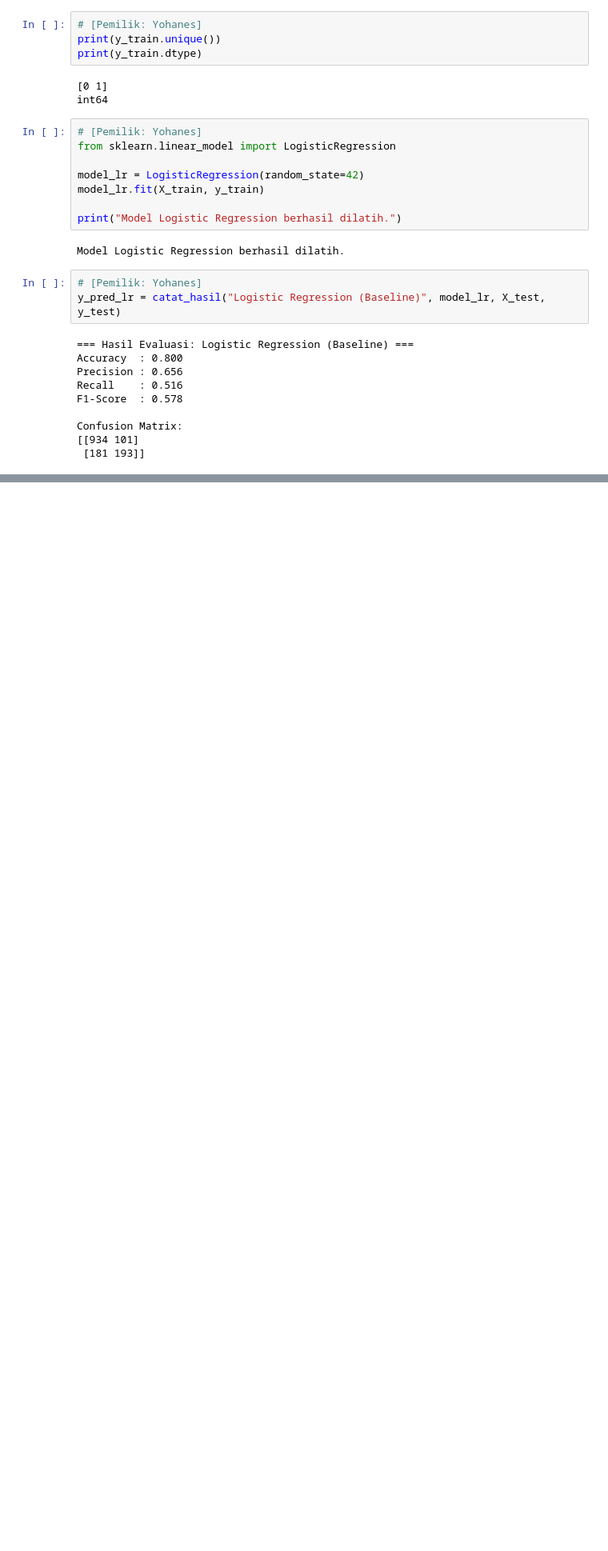
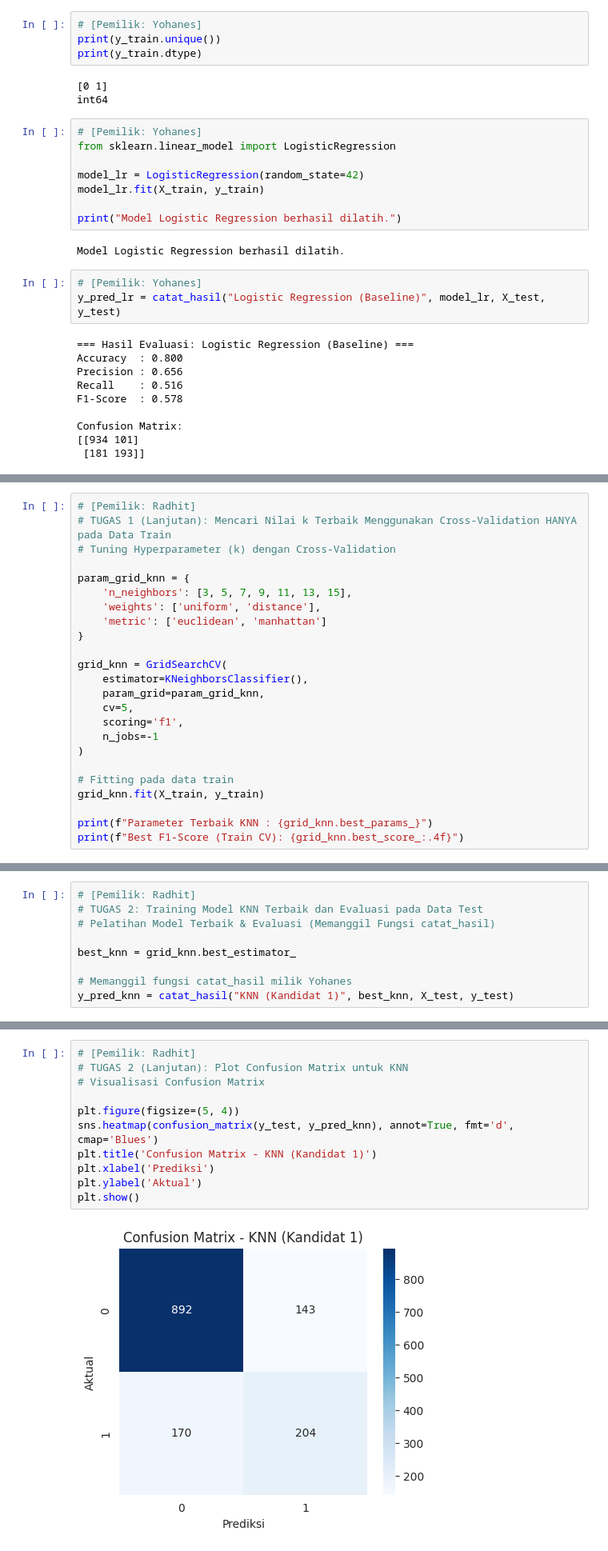
Before and after one commit to carlos1739/analisis_telco, a Jupyter notebook: notebook/churn_analysis.ipynb, the cells around one changed output, grey strips where cells are left out. Shown at 80% size. Drawn from its saved outputs; the diff is of its cells as text; blank space fills up the shorter version.

```diff
--- a/notebook/churn_analysis.ipynb
+++ b/notebook/churn_analysis.ipynb
@@ -697,0 +715,24 @@ Confusion Matrix:
+# %%
+# [Pemilik: Radhit]
+# TUGAS 1 (Lanjutan): Mencari Nilai k Terbaik Menggunakan Cross-Validation HANYA pada Data Train
+# Tuning Hyperparameter (k) dengan Cross-Validation
+
+param_grid_knn = {
+    'n_neighbors': [3, 5, 7, 9, 11, 13, 15],
+    'weights': ['uniform', 'distance'],
+    'metric': ['euclidean', 'manhattan']
+}
+
+grid_knn = GridSearchCV(
+    estimator=KNeighborsClassifier(),
+    param_grid=param_grid_knn,
+    cv=5,
+    scoring='f1',
+    n_jobs=-1
+)
+
+# Fitting pada data train
+grid_knn.fit(X_train, y_train)
+
+print(f"Parameter Terbaik KNN : {grid_knn.best_params_}")
+print(f"Best F1-Score (Train CV): {grid_knn.best_score_:.4f}")
@@ -697,0 +742,9 @@ Confusion Matrix:
+# %%
+# [Pemilik: Radhit]
+# TUGAS 2: Training Model KNN Terbaik dan Evaluasi pada Data Test
+# Pelatihan Model Terbaik & Evaluasi (Memanggil Fungsi catat_hasil)
+
+best_knn = grid_knn.best_estimator_
+
+# Memanggil fungsi catat_hasil milik Yohanes
+y_pred_knn = catat_hasil("KNN (Kandidat 1)", best_knn, X_test, y_test)
@@ -697,0 +761,13 @@ Confusion Matrix:
+# %%
+# [Pemilik: Radhit]
+# TUGAS 2 (Lanjutan): Plot Confusion Matrix untuk KNN
+# Visualisasi Confusion Matrix
+
+plt.figure(figsize=(5, 4))
+sns.heatmap(confusion_matrix(y_test, y_pred_knn), annot=True, fmt='d', cmap='Blues')
+plt.title('Confusion Matrix - KNN (Kandidat 1)')
+plt.xlabel('Prediksi')
+plt.ylabel('Aktual')
+plt.show()
+# %% [output]
+[figure, added]
```
Also changed, not shown: parts of 7 cells of this notebook.
